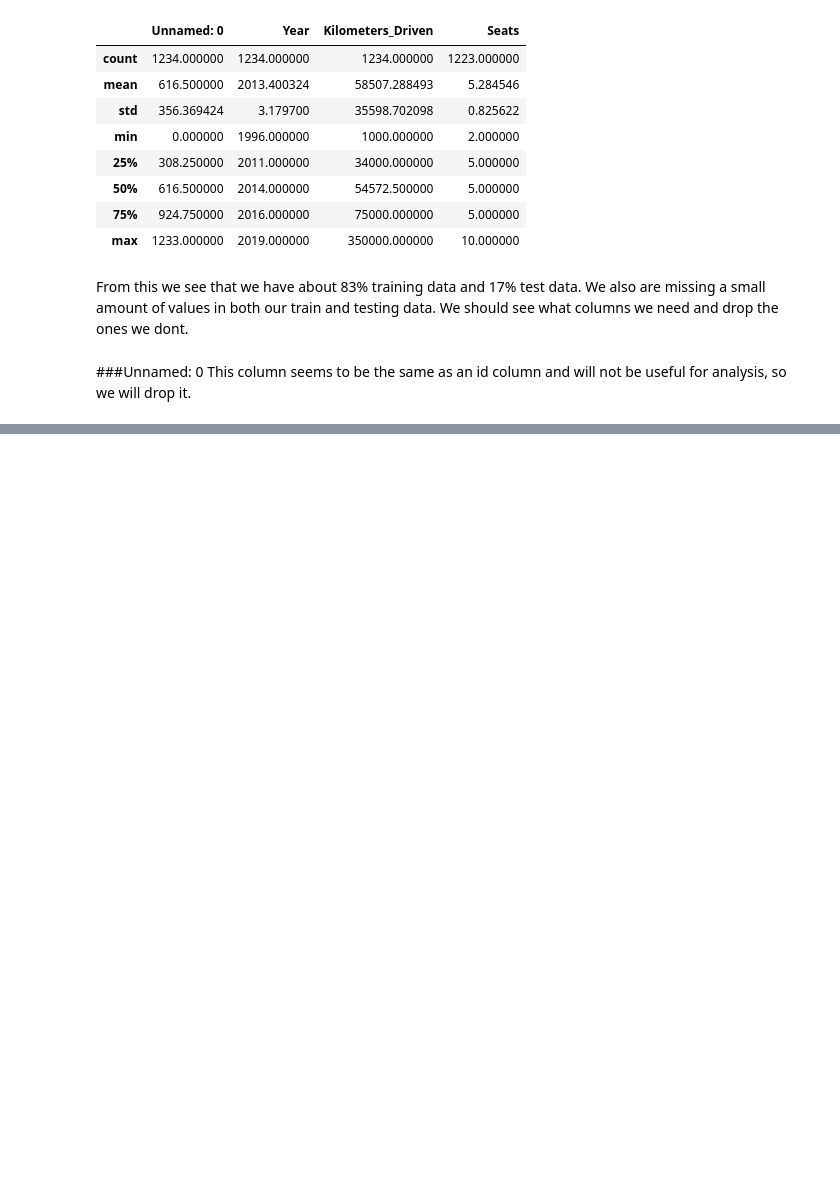
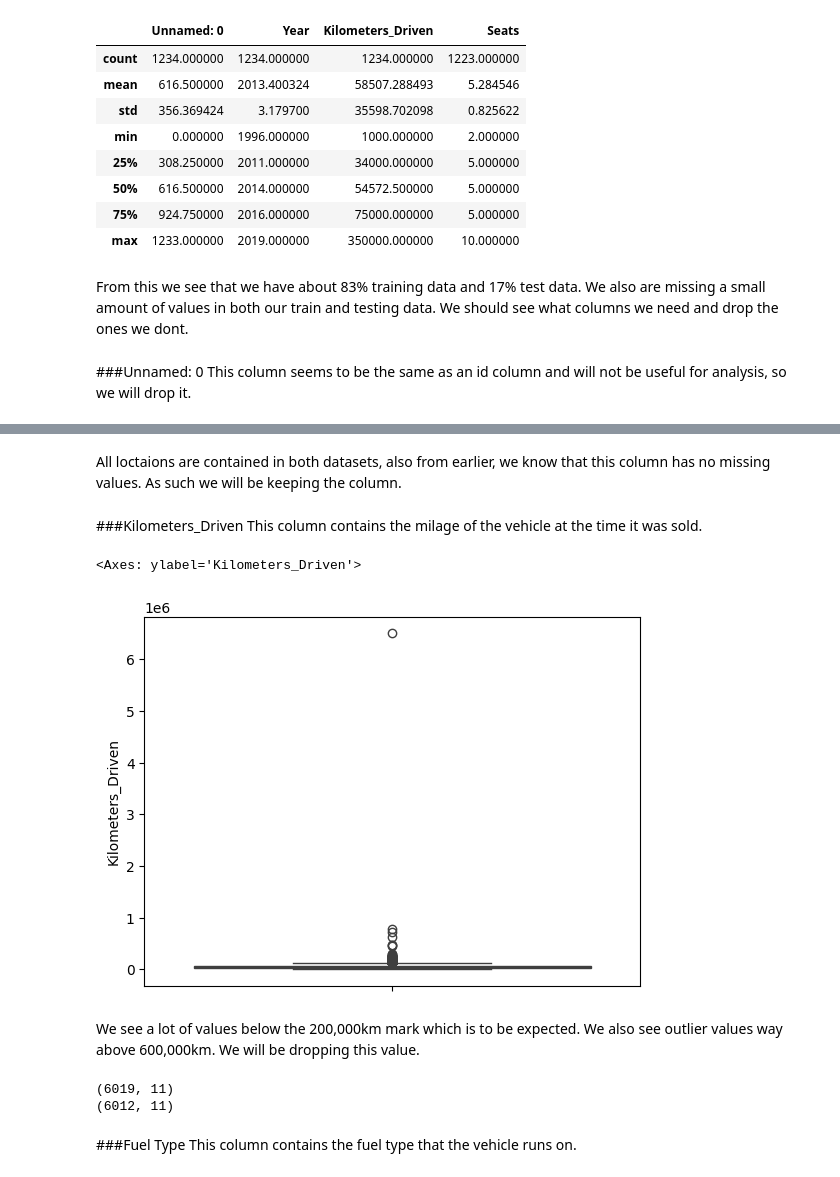
Before and after one commit to kevin-joseph08/UsedCarPriceEDA, a Jupyter notebook: Capstone_EDA.ipynb, the cells around one changed output, grey strips where cells are left out. Cells and saved outputs as stored; diff of their text form; code cells hidden in the pictures; blank space fills up the shorter version.

```diff
--- a/Capstone_EDA.ipynb
+++ b/Capstone_EDA.ipynb
@@ -117,6 +121,9 @@ test.describe()
 | 50% | 616.500000 | 2014.000000 | 54572.500000 | 5.000000 |
 | 75% | 924.750000 | 2016.000000 | 75000.000000 | 5.000000 |
 | max | 1233.000000 | 2019.000000 | 350000.000000 | 10.000000 |
+# %%
+train.drop('New_Price', axis=1, inplace=True)
+test.drop('New_Price', axis=1, inplace=True)
 # %% [markdown]
 From this we see that we have about 83% training data and 17% test data. We also are missing a small amount of values in both our train and testing data. We should see what columns we need and drop the ones we dont.
 # %% [markdown]
@@ -132,0 +190,5 @@ print(train.shape, test.shape)
+# %%
+print(train.shape, test.shape)
+train.drop('Name', axis=1, inplace=True)
+test.drop('Name', axis=1, inplace=True)
+print(train.shape, test.shape)
@@ -132,0 +235,22 @@ print(train.shape, test.shape)
+# %% [markdown]
+All loctaions are contained in both datasets, also from earlier, we know that this column has no missing values. As such we will be keeping the column.
+# %% [markdown]
+###Kilometers_Driven
+This column contains the milage of the vehicle at the time it was sold.
+# %%
+sns.boxplot(train['Kilometers_Driven'])
+# %% [output]
+<Axes: ylabel='Kilometers_Driven'>
+[figure, added]
+# %% [markdown]
+We see a lot of values below the 200,000km mark which is to be expected. We also see outlier values way above 600,000km. We will be dropping this value.
+# %%
+print(train.shape)
+train.drop(train[train['Kilometers_Driven'] > 400000].index, axis=0, inplace=True)
+print(train.shape)
+# %% [output]
+(6019, 11)
+(6012, 11)
+# %% [markdown]
+###Fuel Type
+This column contains the fuel type that the vehicle runs on.
```
Also changed, not shown: parts of 65 cells of this notebook.
